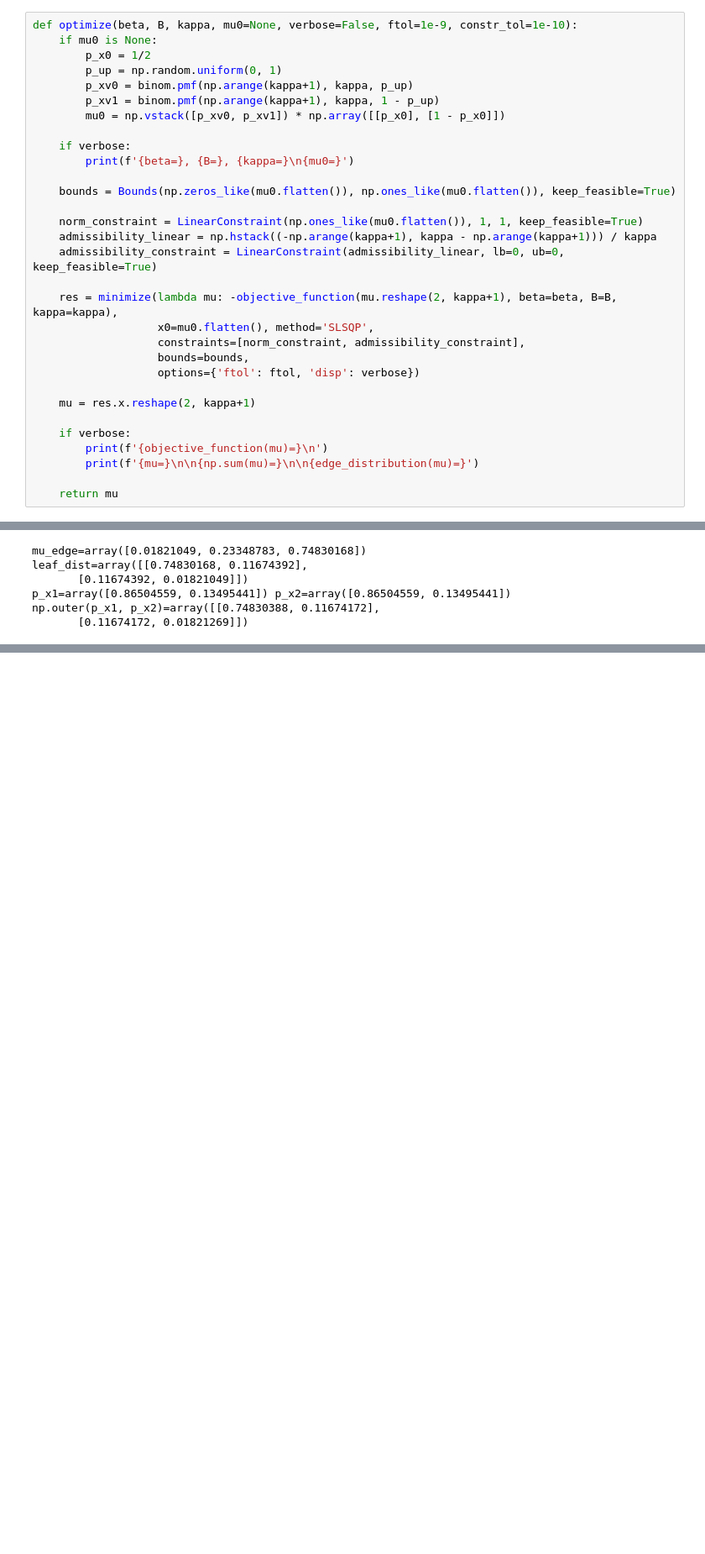
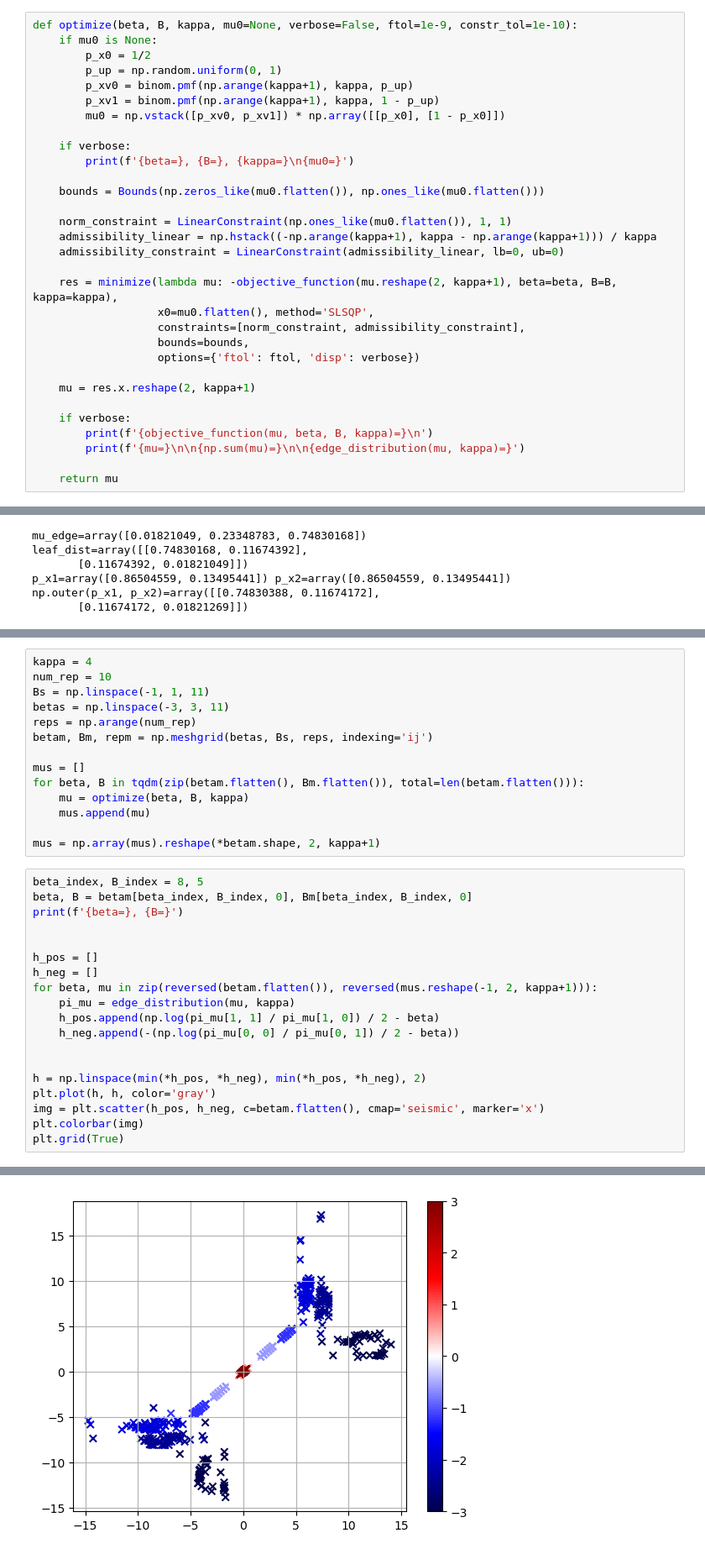
Before and after one commit to YizhongHu/statistical_mechanics_on_graphs, a Jupyter notebook: src/ising.ipynb, the cells around one changed output, grey strips where cells are left out. Shown at 84% size. Cells and saved outputs as stored; diff of their text form; blank space fills up the shorter version.

```diff
--- a/src/ising.ipynb
+++ b/src/ising.ipynb
@@ -76,11 +76,11 @@ def optimize(beta, B, kappa, mu0=None, verbose=False, ftol=1e-9, constr_tol=1e-1
     if verbose:
         print(f'{beta=}, {B=}, {kappa=}\n{mu0=}')
 
-    bounds = Bounds(np.zeros_like(mu0.flatten()), np.ones_like(mu0.flatten()), keep_feasible=True)
+    bounds = Bounds(np.zeros_like(mu0.flatten()), np.ones_like(mu0.flatten()))
 
-    norm_constraint = LinearConstraint(np.ones_like(mu0.flatten()), 1, 1, keep_feasible=True)
+    norm_constraint = LinearConstraint(np.ones_like(mu0.flatten()), 1, 1)
     admissibility_linear = np.hstack((-np.arange(kappa+1), kappa - np.arange(kappa+1))) / kappa
-    admissibility_constraint = LinearConstraint(admissibility_linear, lb=0, ub=0, keep_feasible=True)
+    admissibility_constraint = LinearConstraint(admissibility_linear, lb=0, ub=0)
 
     res = minimize(lambda mu: -objective_function(mu.reshape(2, kappa+1), beta=beta, B=B, kappa=kappa),
                    x0=mu0.flatten(), method='SLSQP',
@@ -91,8 +91,8 @@ def optimize(beta, B, kappa, mu0=None, verbose=False, ftol=1e-9, constr_tol=1e-1
     mu = res.x.reshape(2, kappa+1)
 
     if verbose:
-        print(f'{objective_function(mu)=}\n')
-        print(f'{mu=}\n\n{np.sum(mu)=}\n\n{edge_distribution(mu)=}')
+        print(f'{objective_function(mu, beta, B, kappa)=}\n')
+        print(f'{mu=}\n\n{np.sum(mu)=}\n\n{edge_distribution(mu, kappa)=}')
 
     return mu
 # %%
@@ -412,0 +417,34 @@ plt.savefig(f'../img/ising_x1_x2_pearson_x0={2*x0-1}.png')
+# %%
+kappa = 4
+num_rep = 10
+Bs = np.linspace(-1, 1, 11)
+betas = np.linspace(-3, 3, 11)
+reps = np.arange(num_rep)
+betam, Bm, repm = np.meshgrid(betas, Bs, reps, indexing='ij')
+
+mus = []
+for beta, B in tqdm(zip(betam.flatten(), Bm.flatten()), total=len(betam.flatten())):
+    mu = optimize(beta, B, kappa)
+    mus.append(mu)
+
+mus = np.array(mus).reshape(*betam.shape, 2, kappa+1)
+# %%
+beta_index, B_index = 8, 5
+beta, B = betam[beta_index, B_index, 0], Bm[beta_index, B_index, 0]
+print(f'{beta=}, {B=}')
+
+
+h_pos = []
+h_neg = []
+for beta, mu in zip(reversed(betam.flatten()), reversed(mus.reshape(-1, 2, kappa+1))):
+    pi_mu = edge_distribution(mu, kappa)
+    h_pos.append(np.log(pi_mu[1, 1] / pi_mu[1, 0]) / 2 - beta)
+    h_neg.append(-(np.log(pi_mu[0, 0] / pi_mu[0, 1]) / 2 - beta))
+
+
+h = np.linspace(min(*h_pos, *h_neg), min(*h_pos, *h_neg), 2)
+plt.plot(h, h, color='gray')
+img = plt.scatter(h_pos, h_neg, c=betam.flatten(), cmap='seismic', marker='x')
+plt.colorbar(img)
+plt.grid(True)
+# %% [output]
@@ -412,0 +452 @@ plt.savefig(f'../img/ising_x1_x2_pearson_x0={2*x0-1}.png')
+[figure, added]
```
Also changed, not shown: parts of 4 cells of this notebook.
